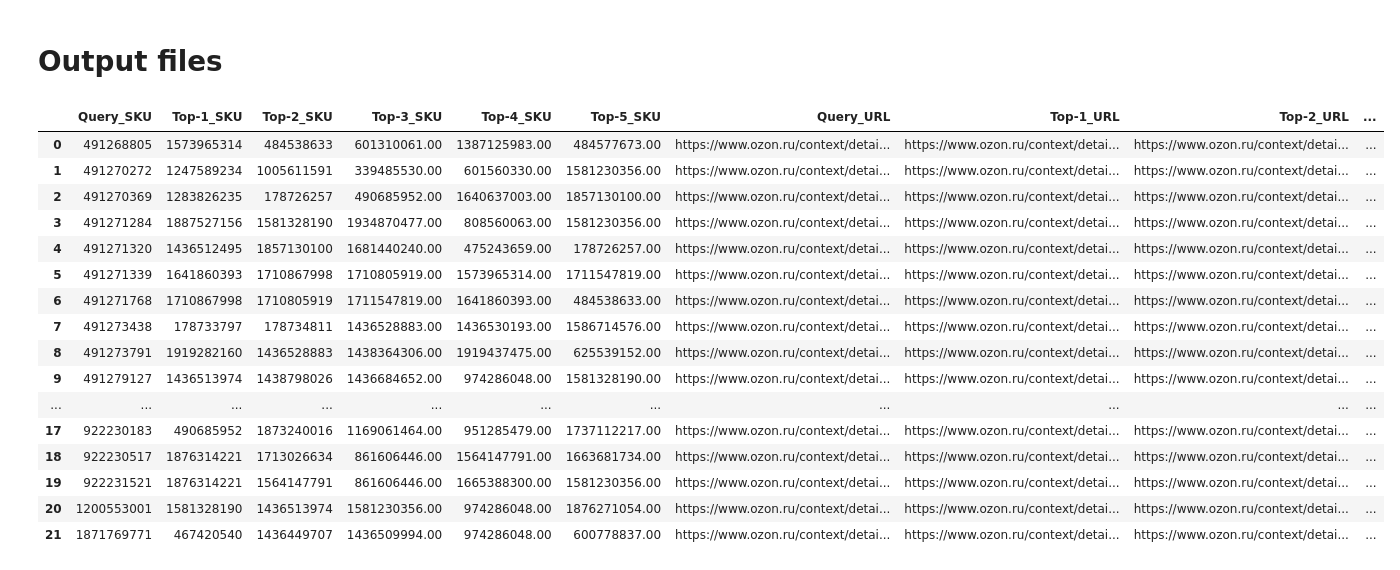
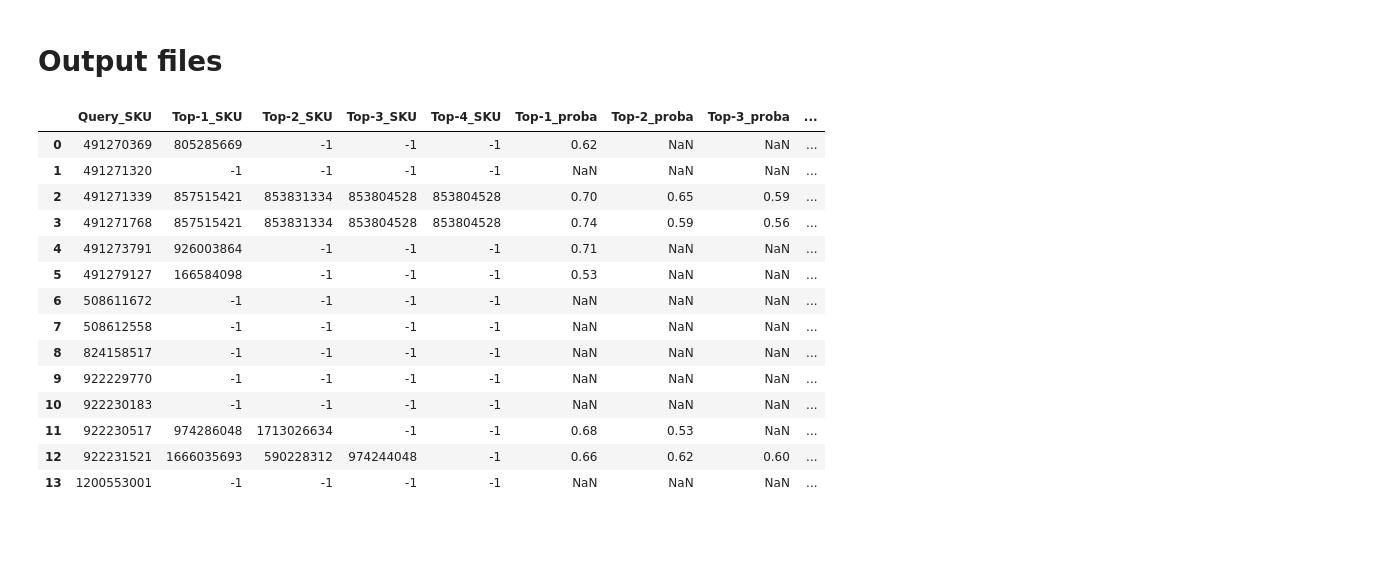
Before and after one commit to tony-pitchblack/marketplace_analytics, a Jupyter notebook: competitors-xgb/xgb_inference.ipynb, the cells around one changed output. Drawn from its saved outputs; the diff is of its cells as text; code cells hidden in the pictures; blank space fills up the shorter version.

```diff
--- a/competitors-xgb/xgb_inference.ipynb
+++ b/competitors-xgb/xgb_inference.ipynb
@@ -127,20 +127,34 @@ df_model_dev_results_per_category_split
 # DATA_FILE = 'data/tables_OZ_geo_5500/processed/tabular_OZ_geo_5500_top-5_query-23_nonquery-5539_pairs.csv'
 # DATA_FILE = 'data/tables_OZ_geo_5500/processed/tabular_OZ_geo_5500_top-5_query-23_nonquery-5539_embedded.csv'
 # DATA_FILE = 'data/tables_OZ_geo_5500/processed/tabular_OZ_geo_5500_top-20_query-23_nonquery-5539_embedded.csv'
-DATA_FILE = 'data/tables_OZ_geo_5500/processed/tabular_OZ_geo_5500_top-50_query-23_nonquery-5539_embedded.csv'
+# DATA_FILE = 'data/tables_OZ_geo_5500/processed/tabular_OZ_geo_5500_top-50_query-23_nonquery-5539_embedded.csv'
 # DATA_FILE = 'data/tables_OZ_geo_5500/processed/tabular_OZ_geo_5500_top-50_query-23_nonquery-5539_pairs.csv'
 
 # > FILES W/INNER RUCLIP AS RANKER
 # DATA_FILE = 'data/tables_OZ_geo_5500/processed/tabular_OZ_geo_5500_top-30_query-2_nonquery-6_embedded.csv'
 # DATA_FILE = 'data/tables_OZ_geo_5500/processed/tabular_OZ_geo_5500_top-20query-23_nonquery-5539_embedded_sbert=all-distilroberta-v1_clip=siamese_contrastive.pt.csv'
 # DATA_FILE = 'data/tables_OZ_geo_5500/processed/tabular_OZ_geo_5500_top-20_query-2_nonquery-6_embedded_sbert=all-distilroberta-v1_clip=siamese_contrastive.pt_final-embs.csv'
-DATA_FILE = 'data/tables_OZ_geo_5500/processed/tabular_OZ_geo_5500_top-50_query-23_nonquery-5539_embedded_sbert=all-distilroberta-v1_clip=siamese_contrastive.pt_final-embs.csv'
+# DATA_FILE = 'data/tables_OZ_geo_5500/processed/tabular_OZ_geo_5500_top-50_query-23_nonquery-5539_embedded_sbert=all-distilroberta-v1_clip=siamese_contrastive.pt_final-embs.csv'
+# DATA_FILE = 'data/tables_OZ_geo_5500/processed/tabular_OZ_geo_5500_top-None_query=23_nonquery=5539_embedded_sbert=ru-en-RoSBERTa_clip=ruclip-vit-base-patch32-384.csv'
 
-DATA_FILE = 'data/tables_OZ_geo_5500/processed/tabular_OZ_geo_5500_top-None_query=23_nonquery=5539_embedded_sbert=ru-en-RoSBERTa_clip=ruclip-vit-base-patch32-384.csv'
+# > FILES OUTPUT AFTER LLM FILTERING
+
+# >> prompt '46.01_revert_representation_expansion'
+# DATA_FILE = "../cross-encoder/datasets/OZ_geo_5500/multi-stage_stage-0/attr_extraction/46.01_revert_representation_expansion/pairwise/25-05-14_16-55-59_num-rows=51_num-query-sku=15_num-filter-attrs=7_num-attr-groups=9_width-th=0.25_height-th=0.25_price-th=0.3_price-col='final_price'.csv"
+# DATA_FILE = "../cross-encoder/datasets/OZ_geo_5500/multi-stage_stage-0/attr_extraction/46.01_revert_representation_expansion/pairwise/25-05-14_16-55-59_num-rows=81_num-query-sku=16_num-filter-attrs=7_num-attr-groups=9_width-th=0.25_height-th=0.25_price-th=0.5_price-col='final_price'.csv"
+
+# >> prompt '52.01_categorical_examples'
+# DATA_FILE = "../cross-encoder/datasets/OZ_geo_5500/multi-stage_stage-0/attr_extraction/52.01_categorical_examples/pairwise/25-05-15_21-12-07_num-rows=34_num-query-sku=10_num-filter-attrs=7_num-attr-groups=7_width-th=0.25_height-th=0.25_price-th=0.5_price-col='final_price'.csv"
+# DATA_FILE = "../cross-encoder/datasets/OZ_geo_5500/multi-stage_stage-0/attr_extraction/52.01_categorical_examples/pairwise/25-05-15_21-12-07_num-rows=60_num-query-sku=11_num-filter-attrs=5_num-attr-groups=8_width-th=0.25_height-th=0.25_price-th=0.5_price-col='final_price'.csv"
+# DATA_FILE = "../cross-encoder/datasets/OZ_geo_5500/multi-stage_stage-0/attr_extraction/52.01_categorical_examples/pairwise/25-05-15_21-12-07_num-rows=34_num-query-sku=10_num-filter-attrs=7_num-attr-groups=7_width-th=0.25_height-th=0.25_price-th=0.5_price-col='final_price'.csv"
+
+# >> prompt '53.01_revert_coverage_to_categorical'
+DATA_FILE = "../cross-encoder/datasets/OZ_geo_5500/multi-stage_stage-0/attr_extraction/53.01_revert_coverage_to_categorical/pairwise/25-05-15_23-53-38_num-rows=57_num-query-sku=14_num-filter-attrs=7_num-attr-groups=8_width-th=0.25_height-th=0.25_price-th=0.5_price-col='final_price'.csv"
 
 ############################################################################
 
-df_custom = pd.read_csv(DATA_FILE).astype(enforced_dtypes)
+df_custom = pd.read_csv(DATA_FILE) \
+.astype(enforced_dtypes)
 # %% [markdown]
 # Run inference
 # %% [markdown]
@@ -645,28 +929,44 @@ def construct_wide_table(df, top_k, skip_no_positives=True):
 # %%
 # --- Set your desired top_k (e.g. 5) and construct the wide table.
-TOP_K = 5
 
-matches_wide_df = construct_wide_table(results_df, TOP_K)
+matches_wide_df = construct_wide_table(
+    results_df,
+
+    # top_k = 5,
+    # positive_only=True,
+
+    # top_k = None,
+    # positive_only=False,
+
+    top_k = None,
+    positive_only=True,
+
+    include_urls=False,
+    layout='blocked',
+)
 # matches_wide_df = matches_wide_df.dropna()
+
+matches_wide_df.to_clipboard(excel=True, index=False)
+
+pd.set_option('display.max_columns', None)  # 'max_cols' is also valid
+
 matches_wide_df
 # %% [output]
-|  | Query_SKU | Top-1_SKU | Top-2_SKU | Top-3_SKU | Top-4_SKU | Top-5_SKU | Query_URL | Top-1_URL | Top-2_URL | ... |
-| 0 | 491268805 | 1573965314 | 484538633 | 601310061.00 | 1387125983.00 | 484577673.00 | https://www.ozon.ru/context/detai... | https://www.ozon.ru/context/detai... | https://www.ozon.ru/context/detai... | ... |
-| 1 | 491270272 | 1247589234 | 1005611591 | 339485530.00 | 601560330.00 | 1581230356.00 | https://www.ozon.ru/context/detai... | https://www.ozon.ru/context/detai... | https://www.ozon.ru/context/detai... | ... |
-| 2 | 491270369 | 1283826235 | 178726257 | 490685952.00 | 1640637003.00 | 1857130100.00 | https://www.ozon.ru/context/detai... | https://www.ozon.ru/context/detai... | https://www.ozon.ru/context/detai... | ... |
-| 3 | 491271284 | 1887527156 | 1581328190 | 1934870477.00 | 808560063.00 | 1581230356.00 | https://www.ozon.ru/context/detai... | https://www.ozon.ru/context/detai... | https://www.ozon.ru/context/detai... | ... |
-| 4 | 491271320 | 1436512495 | 1857130100 | 1681440240.00 | 475243659.00 | 178726257.00 | https://www.ozon.ru/context/detai... | https://www.ozon.ru/context/detai... | https://www.ozon.ru/context/detai... | ... |
-| 5 | 491271339 | 1641860393 | 1710867998 | 1710805919.00 | 1573965314.00 | 1711547819.00 | https://www.ozon.ru/context/detai... | https://www.ozon.ru/context/detai... | https://www.ozon.ru/context/detai... | ... |
-| 6 | 491271768 | 1710867998 | 1710805919 | 1711547819.00 | 1641860393.00 | 484538633.00 | https://www.ozon.ru/context/detai... | https://www.ozon.ru/context/detai... | https://www.ozon.ru/context/detai... | ... |
-| 7 | 491273438 | 178733797 | 178734811 | 1436528883.00 | 1436530193.00 | 1586714576.00 | https://www.ozon.ru/context/detai... | https://www.ozon.ru/context/detai... | https://www.ozon.ru/context/detai... | ... |
-| 8 | 491273791 | 1919282160 | 1436528883 | 1438364306.00 | 1919437475.00 | 625539152.00 | https://www.ozon.ru/context/detai... | https://www.ozon.ru/context/detai... | https://www.ozon.ru/context/detai... | ... |
-| 9 | 491279127 | 1436513974 | 1438798026 | 1436684652.00 | 974286048.00 | 1581328190.00 | https://www.ozon.ru/context/detai... | https://www.ozon.ru/context/detai... | https://www.ozon.ru/context/detai... | ... |
-| ... | ... | ... | ... | ... | ... | ... | ... | ... | ... | ... |
-| 17 | 922230183 | 490685952 | 1873240016 | 1169061464.00 | 951285479.00 | 1737112217.00 | https://www.ozon.ru/context/detai... | https://www.ozon.ru/context/detai... | https://www.ozon.ru/context/detai... | ... |
-| 18 | 922230517 | 1876314221 | 1713026634 | 861606446.00 | 1564147791.00 | 1663681734.00 | https://www.ozon.ru/context/detai... | https://www.ozon.ru/context/detai... | https://www.ozon.ru/context/detai... | ... |
-| 19 | 922231521 | 1876314221 | 1564147791 | 861606446.00 | 1665388300.00 | 1581230356.00 | https://www.ozon.ru/context/detai... | https://www.ozon.ru/context/detai... | https://www.ozon.ru/context/detai... | ... |
-| 20 | 1200553001 | 1581328190 | 1436513974 | 1581230356.00 | 974286048.00 | 1876271054.00 | https://www.ozon.ru/context/detai... | https://www.ozon.ru/context/detai... | https://www.ozon.ru/context/detai... | ... |
-| 21 | 1871769771 | 467420540 | 1436449707 | 1436509994.00 | 974286048.00 | 600778837.00 | https://www.ozon.ru/context/detai... | https://www.ozon.ru/context/detai... | https://www.ozon.ru/context/detai... | ... |
+|  | Query_SKU | Top-1_SKU | Top-2_SKU | Top-3_SKU | Top-4_SKU | Top-1_proba | Top-2_proba | Top-3_proba | ... |
+| 0 | 491270369 | 805285669 | -1 | -1 | -1 | 0.62 | NaN | NaN | ... |
+| 1 | 491271320 | -1 | -1 | -1 | -1 | NaN | NaN | NaN | ... |
+| 2 | 491271339 | 857515421 | 853831334 | 853804528 | 853804528 | 0.70 | 0.65 | 0.59 | ... |
+| 3 | 491271768 | 857515421 | 853831334 | 853804528 | 853804528 | 0.74 | 0.59 | 0.56 | ... |
+| 4 | 491273791 | 926003864 | -1 | -1 | -1 | 0.71 | NaN | NaN | ... |
+| 5 | 491279127 | 166584098 | -1 | -1 | -1 | 0.53 | NaN | NaN | ... |
+| 6 | 508611672 | -1 | -1 | -1 | -1 | NaN | NaN | NaN | ... |
+| 7 | 508612558 | -1 | -1 | -1 | -1 | NaN | NaN | NaN | ... |
+| 8 | 824158517 | -1 | -1 | -1 | -1 | NaN | NaN | NaN | ... |
+| 9 | 922229770 | -1 | -1 | -1 | -1 | NaN | NaN | NaN | ... |
+| 10 | 922230183 | -1 | -1 | -1 | -1 | NaN | NaN | NaN | ... |
+| 11 | 922230517 | 974286048 | 1713026634 | -1 | -1 | 0.68 | 0.53 | NaN | ... |
+| 12 | 922231521 | 1666035693 | 590228312 | 974244048 | -1 | 0.66 | 0.62 | 0.60 | ... |
+| 13 | 1200553001 | -1 | -1 | -1 | -1 | NaN | NaN | NaN | ... |
 # %%
 # subset_cols = [
 #     'Query_SKU',
```
Also changed, not shown: parts of 17 cells of this notebook.
